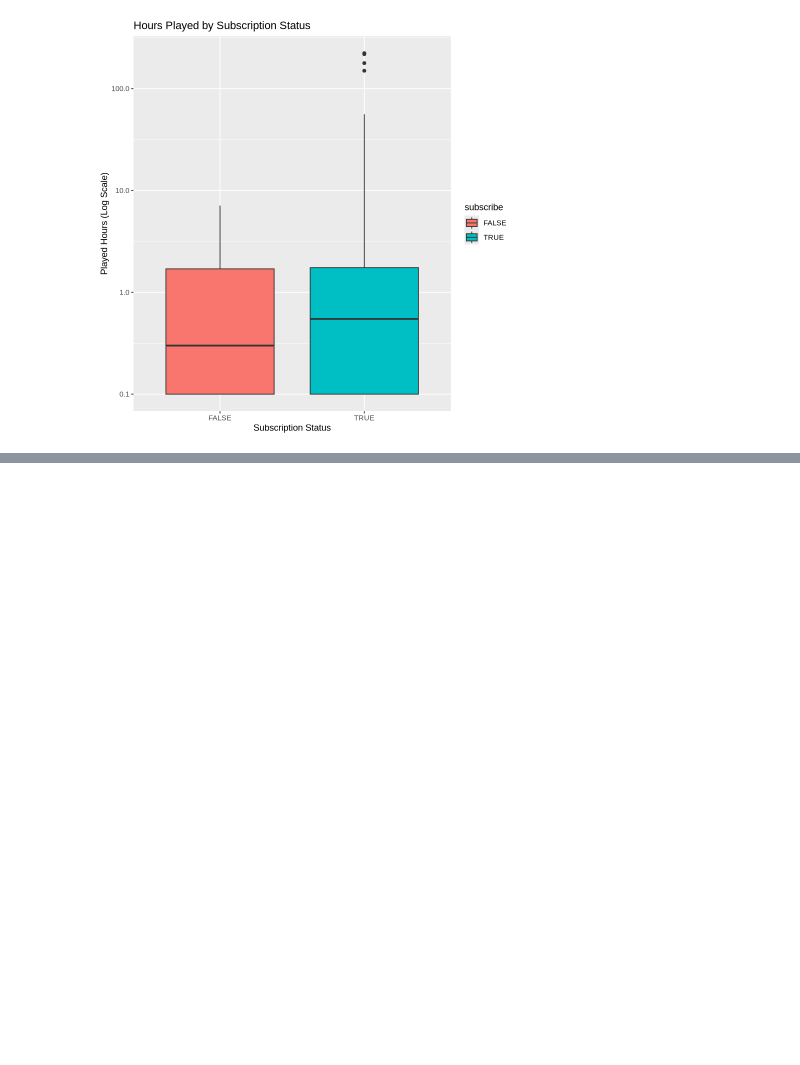
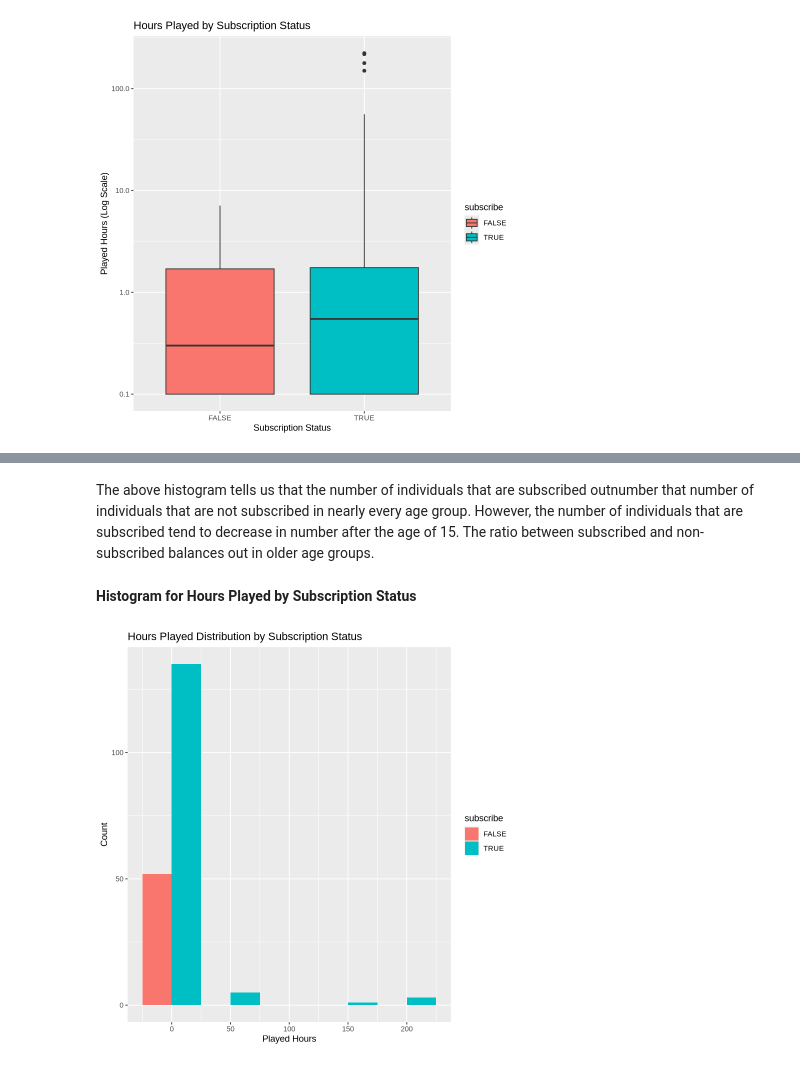
Before and after one commit to Greatbun123/DSCI-Project, a Jupyter notebook: Project.ipynb, the cells around one changed output, grey strips where cells are left out. Saved outputs shown, nothing was run; the diff lists cells and outputs as text; code cells hidden in the pictures; blank space fills up the shorter version.

```diff
--- a/Project.ipynb
+++ b/Project.ipynb
@@ -152,0 +167,12 @@ This makes the visualization easier to interpret, yet it still provides us with
+# %% [markdown]
+The above histogram tells us that the number of individuals that are subscribed outnumber that number of individuals that are not subscribed in nearly every age group. However, the number of individuals that are subscribed tend to decrease in number after the age of 15. The ratio between subscribed and non-subscribed balances out in older age groups.
+# %% [markdown]
+**Histogram for Hours Played by Subscription Status**
+# %%
+histogram_hours_played <- ggplot(players_mutated, aes(x = played_hours, fill = subscribe)) +
+                    geom_histogram(binwidth = 50, position = "dodge") +
+                    labs(title = "Hours Played Distribution by Subscription Status", x = "Played Hours", y = "Count")
+
+histogram_hours_played
+# %% [output]
+[figure, added]
```
Also changed, not shown: parts of 9 cells of this notebook.
